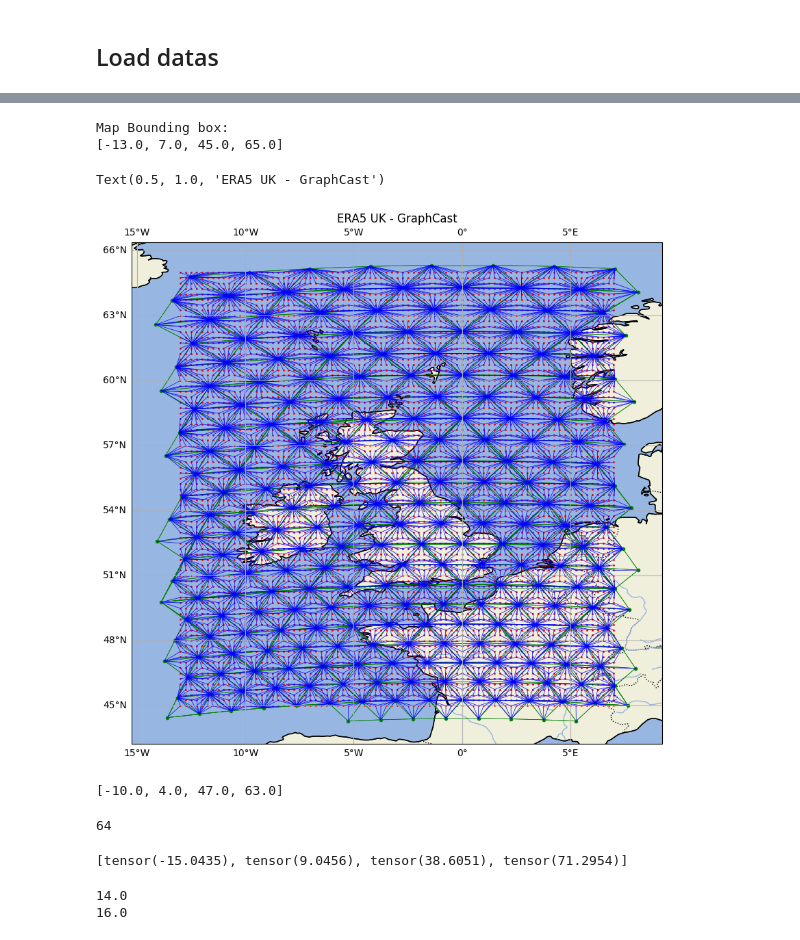
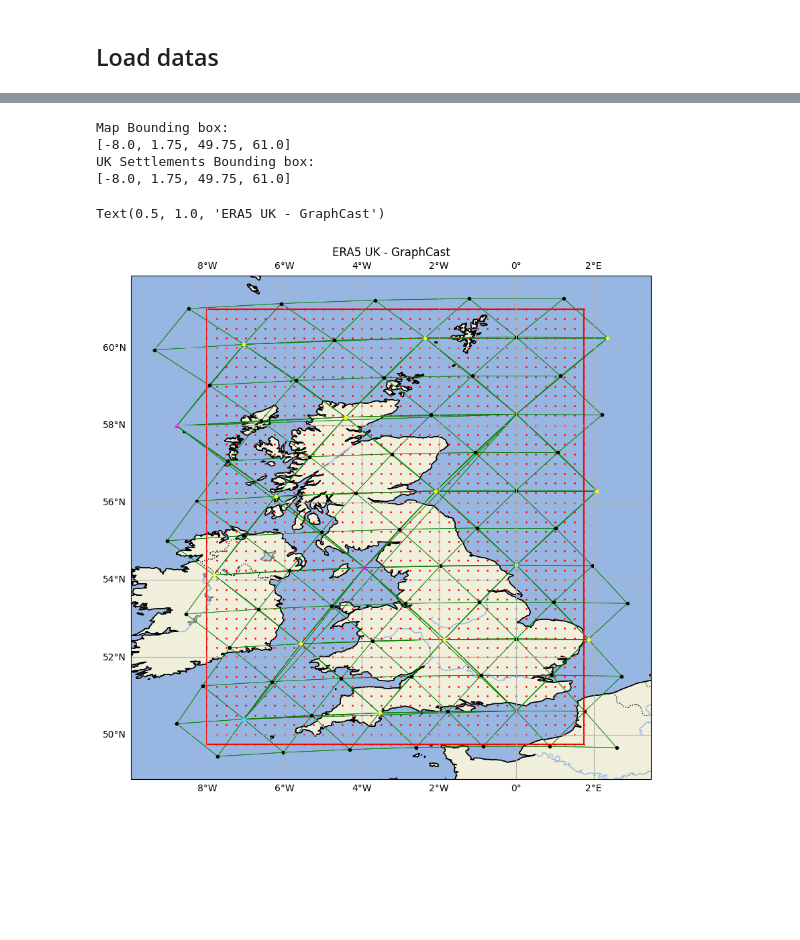
Before and after one commit to bet20ICL/neural-lam, a Jupyter notebook: notebooks/plot_map.ipynb, the cells around one changed output, grey strips where cells are left out. Drawn from its saved outputs; the diff is of its cells as text; code cells hidden in the pictures; blank space fills up the shorter version.

```diff
--- a/notebooks/plot_map.ipynb
+++ b/notebooks/plot_map.ipynb
@@ -200,7 +162,6 @@ print(grid_xy.shape)
 grid_xy = grid_xy.reshape(2, -1)
 
 # Load mesh nodes
-# mesh_pos = np.load(os.path.join(graph_dir_path, "mesh_pos.npy"))
 mesh_pos = torch.load(os.path.join(graph_dir_path, "mesh_pos.pt")).T # (2, n_mesh)
 mesh_pos = mesh_pos[[0, 1]]
 m2m_edge_index = torch.load(os.path.join(graph_dir_path, "m2m_edge_index.pt"))[0]
@@ -211,4 +172,6 @@ g2m_edge_set = sorted(list({tuple(e) for e in g2m_edge_index.T}))
 
 m2g_edge_index = torch.load(os.path.join(graph_dir_path, "m2g_edge_index.pt"))
 m2g_edge_set = sorted(list({tuple(e) for e in m2g_edge_index.T}))
+
+mesh_node_levels = torch.load(os.path.join(graph_dir_path, "mesh_node_levels.pt"))
 # %% [output]
@@ -255,10 +239,6 @@ fig, ax = plt.subplots(figsize=(10, 10), subplot_kw={'projection': proj})
 # Set the extent to focus on the UK
 lon, lat = grid_xy
 uk_extent = [lon.min(), lon.max(), lat.min(), lat.max()]
-# print(uk_extent)
-# uk_extent = [lon.min() - 2, lon.max() + 2, lat.min() - 2, lat.max() + 2]
-# uk_extent = [lon.min() - 8, lon.max() + 8, lat.min() - 4, lat.max() + 4]
-# ax.set_extent(uk_extent)
 print("Map Bounding box:")
 print(uk_extent)
 
@@ -269,46 +249,53 @@ add_geo_features(ax)
 # cities = {
 #     'London': (-0.1276, 51.5074),
 #     'Edinburgh': (-3.1883, 55.9533),
 #     'Cardiff': (-3.1791, 51.4816),
 #     'Belfast': (-5.9301, 54.5973)
 # }
 # add_cities(ax, cities)
 
+# Add m2m edges
+# m2m_edges(ax, mesh_pos, mesh_levels[5])
+m2m_edges(ax, mesh_pos, edge_set)
+
+
+# Add g2m edges
+# g2m_edges(ax, grid_xy, mesh_pos, g2m_edge_set, mesh_node_levels=mesh_node_levels, filter_mesh_level=5)
+# g2m_edges(ax, grid_xy, mesh_pos, g2m_edge_set)
+
+# Add m2g edges
+# m2g_edges(ax, grid_xy, mesh_pos, m2g_edge_set)
+
 # Add grid nodes
 grid_points(ax, grid_xy)
 
 # Add mesh nodes
-mesh_points(ax, mesh_pos)
-
-# Add m2m edges
-m2m_edges(ax, mesh_pos, edge_set)
-
-# Add g2m edges
-g2m_edges(ax, grid_xy, mesh_pos, g2m_edge_set)
-
-# Add m2g edges
-# m2g_edges(ax, grid_xy, mesh_pos, m2g_edge_set)
+mesh_points(ax, mesh_pos, mesh_node_levels)
+# mesh_points(ax, mesh_pos, mesh_node_levels, 5)
+# mesh_points(ax, mesh_pos)
 
 # small_uk = [-14.015517, 2.0919117, 49.674, 61.061]
 # small_uk = [-13.0, 7.0, 45.0, 65.0]
 # print("UK Bounding box:")
 # print(small_uk)
 # print(small_uk[1] - small_uk[0], small_uk[3] - small_uk[2])
 # bounding_box(ax, small_uk)
 
-# uk_settlments = [-8.00, 1.75, 49.75, 61.00]
-# print("UK Settlements Bounding box:")
-# print(uk_settlments)
-# bounding_box(ax, uk_settlments)
+uk_settlments = [-8.00, 1.75, 49.75, 61.00]
+print("UK Settlements Bounding box:")
+print(uk_settlments)
+bounding_box(ax, uk_settlments)
 
 # Add gridlines
 gl = ax.gridlines(draw_labels=True)
 gl.top_lables = False
 gl.right_labels = False
 
 plt.title('ERA5 UK - GraphCast')
 # %% [output]
 Map Bounding box:
-[-13.0, 7.0, 45.0, 65.0]
+[-8.0, 1.75, 49.75, 61.0]
+UK Settlements Bounding box:
+[-8.0, 1.75, 49.75, 61.0]
 Text(0.5, 1.0, 'ERA5 UK - GraphCast')
-[figure, old version]
+[figure, new version]
@@ -317,18 +301,0 @@ lon, lat = mesh_pos
-# %%
-uk_extent
-# %% [output]
-[-10.0, 4.0, 47.0, 63.0]
-# %%
-(18 - 2) * 4
-# %% [output]
-64
-# %%
-[lon.min() - 4, lon.max() + 4, lat.min() - 8, lat.max() + 8]
-# %% [output]
-[tensor(-15.0435), tensor(9.0456), tensor(38.6051), tensor(71.2954)]
-# %%
-print(lon.max() - lon.min())
-print(lat.max() - lat.min())
-# %% [output]
-14.0
-16.0
```
Also changed, not shown: parts of 24 cells of this notebook, 12 other files.
